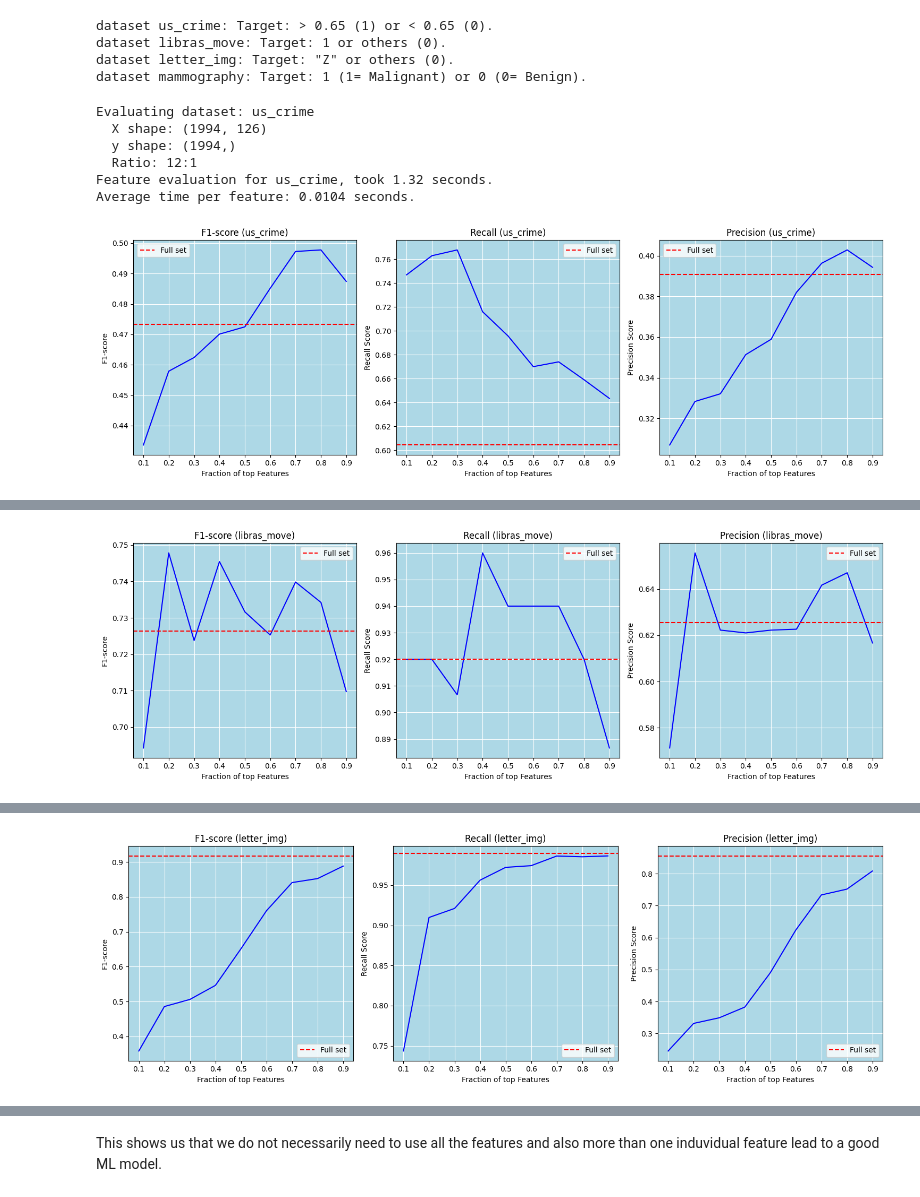
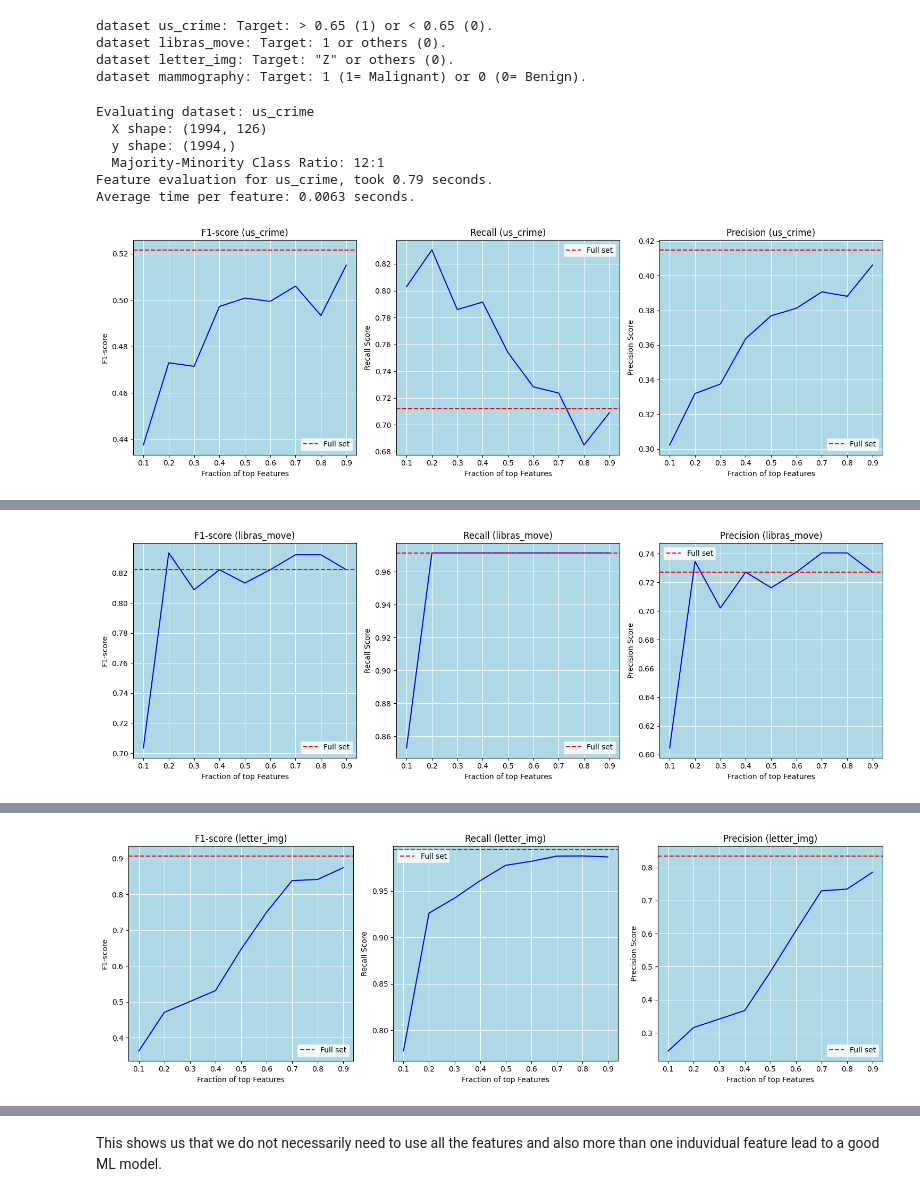
Before and after one commit to AlirezaBoroon/Fractional-Feature-Selection.-Evaluating-Features-Predictive-Power, a Jupyter notebook: Implementing_Feature_Selection.ipynb, the cells around one changed output, grey strips where cells are left out. Drawn from its saved outputs; the diff is of its cells as text; code cells hidden in the pictures.

Commit message:
Update Implementing_Feature_Selection

```diff
--- a/Implementing_Feature_Selection.ipynb
+++ b/Implementing_Feature_Selection.ipynb
@@ -52,15 +54,14 @@ dataset libras_move: Target: 1 or others (0).
 dataset letter_img: Target: "Z" or others (0).
 dataset mammography: Target: 1 (1= Malignant) or 0 (0= Benign).
 # %%
-def calculate_f1_scores_multiple_splits(X, y, num_splits= 5): # POINT: MORE num_splits FOR MORE ACCURATE RESULTS (real features ranking).
+def calculate_f1_scores_multiple_splits(X_scaled, y, num_splits= 5): # POINT: MORE num_splits FOR MORE ACCURATE RESULTS (real features ranking).
     start_time = time.time()  # Record start time
-
-    # multiple splits (tests) for having a more reliable and accurate evaluating features.
+    # multiple splits (tests) for having a more reliable and accurate evaluating features because of the random state problem.
     f1_scores = []
     for _ in range(num_splits):
       random_state = np.random.randint(100) # Generate a random seed
-      for i in range(X.shape[1]):
-          X_feature = X.iloc[:, i].values.reshape(-1, 1)
+      for i in range(X_scaled.shape[1]):
+          X_feature = X_scaled.iloc[:, i].values.reshape(-1, 1)
 
           # Convert '?' to NaN and then impute missing values
           X_feature = np.where(X_feature == '?', np.nan, X_feature)
@@ -85,24 +86,23 @@ def calculate_f1_scores_multiple_splits(X, y, num_splits= 5): # POINT: MORE num_
     return np.array(f1_scores).reshape(num_splits, -1), execution_time/ num_splits # Reshape for easy averaging and returning time
 # %%
 # FEEL FREE TO EXPERIMENT WITH DIFFERENT ML ALGORITHMS HERE.
-def evaluate_svm_with_selected_features_multiple_splits(X, y, feature_ranking, fractions, num_splits= 5): # POINT: MORE num_splits FOR MORE ACCURATE RESULTS (real outcomes of fractions).
+def evaluate_svm_with_selected_features_multiple_splits(X_scaled, y, feature_ranking, fractions, num_splits= 5, scaler=None): # POINT: MORE num_splits FOR MORE ACCURATE RESULTS (real outcomes of fractions).
     results_all= []
     for _ in range(num_splits):
       random_state= np.random.randint(100)
       results = {'fraction': [], 'f1_score': [], 'precision': [], 'recall': []}
       for fraction in fractions:
-          num_features = max(1, int(fraction * X.shape[1])) # ensure that at least one feature is selected.
+          num_features = max(1, int(fraction * X_scaled.shape[1])) # ensure that at least one feature is selected.
           selected_features = feature_ranking[:num_features]
-          X_selected = X.iloc[:, selected_features]
+          X_selected = X_scaled.iloc[:, selected_features]
 
-          # Convert '?' to NaN and then impute missing values (Only for X)
+          # Convert '?' to NaN and then impute missing values
           X_selected = np.where(X_selected == '?', np.nan, X_selected)
           imputer = SimpleImputer(strategy='median') # median is better than mean (maybe because of the outlier data in datasets.)
           X_selected = imputer.fit_transform(X_selected)
 
           X_train, X_test, y_train, y_test = train_test_split(X_selected, y, test_size=0.25, random_state= random_state)
 
-          scaler = StandardScaler()
           X_train = scaler.fit_transform(X_train)
           X_test = scaler.transform(X_test)
 
@@ -129,25 +129,45 @@ optimal_f1_scores= []
 full_set_f1_scores= []
 _010_f1_scores= [] # F1-scores of 0.1 fraction of top features for all datasets. # OPTIONAL
 
+# these are for implementing the new ideas:
+num_optimal_features_all_datasets= []
+feature_ranking_all_datasets= []
+scalers= {}
+
 for name, (X, y) in data_dict.items():
     print(f"Evaluating dataset: {name}")
     print(f"  X shape: {X.shape}")
     print(f"  y shape: {y.shape}")
     unique, counts = np.unique(y, return_counts=True)
     ratio = int(counts[np.argmax(counts)] / counts[np.argmin(counts)])
-    print(f"  Ratio: {ratio}:1")
+    print(f"  Majority-Minority Class Ratio: {ratio}:1")
     # print("\n")
 
-    f1_scores_multiple, eval_duration = calculate_f1_scores_multiple_splits(X, y)
+    # Imputing before scaling:
+    # Convert '?' to NaN and then impute missing values
+    X_imputed = np.where(X == '?', np.nan, X)
+    imputer = SimpleImputer(strategy='median') # Or another suitable strategy
+    X_imputed = imputer.fit_transform(X_imputed)
+    X_imputed = pd.DataFrame(X_imputed, columns=X.columns)  # Convert back to DataFrame
+
+    # Scale features for every dataset:
+    # ensures that features are scaled only once per dataset, before feature selection.
+    scaler = StandardScaler()
+    scalers[name]= scaler
+
+    X_scaled = scaler.fit_transform(X_imputed)
+    X_scaled = pd.DataFrame(X_scaled, columns=X_imputed.columns)  # Convert back to DataFrame
+
+    f1_scores_multiple, eval_duration = calculate_f1_scores_multiple_splits(X_scaled, y)
 
     features_f1_scores= f1_scores_multiple.mean(axis=0) # Average across rows (splits)
     print(f"Feature evaluation for {name}, took {eval_duration:.2f} seconds.")  # Display all features evaluation execution time.
-    print(f"Average time per feature: {eval_duration/ X.shape[1]:.4f} seconds.")  # Display average feature time.
+    print(f"Average time per feature: {eval_duration/ X_scaled.shape[1]:.4f} seconds.")  # Display average feature time.
 
-    feature_ranking = np.argsort(features_f1_scores)[::-1] # Rank features based on their F1-scores
+    feature_ranking = np.argsort(features_f1_scores)[::-1] # Rank features based on their F1-scores and contains indices of the features sorted by their F1-scores from highest to lowest.
 
     # Evaluate SVM classifier with selected features
-    results_multiple = evaluate_svm_with_selected_features_multiple_splits(X, y, feature_ranking, fractions)
+    results_multiple = evaluate_svm_with_selected_features_multiple_splits(X_scaled, y, feature_ranking, fractions, scaler=scaler)
 
     # Calculate average scores for each fraction:
     average_f1_scores = []
@@ -165,9 +185,9 @@ for name, (X, y) in data_dict.items():
 
     # Now we have average scores for each fraction across multiple splits
     # We use these average scores for plotting instead of the single-split scores
-    f1_scores = average_f1_scores
-    recall_scores = average_recall_scores
-    precision_scores = average_precision_scores
+    f1_scores = copy.deepcopy(average_f1_scores)
+    recall_scores = copy.deepcopy(average_recall_scores)
+    precision_scores = copy.deepcopy(average_precision_scores)
 
     # Plotting:
     plt.figure(figsize=(15, 5))
@@ -229,8 +249,11 @@ for name, (X, y) in data_dict.items():
     full_set_f1_scores.append(f1_scores[-1])
     _010_f1_scores.append(f1_scores[0]) # OPTIONAL
 
-    num_optimal_features = int(optimal_fraction * X.shape[1])
-    optimal_feature_indices = feature_ranking[:num_optimal_features]
+    num_optimal_features = int(optimal_fraction * X_scaled.shape[1])
+    num_optimal_features_all_datasets.append(num_optimal_features)
+    feature_ranking_all_datasets.append(feature_ranking)
+
+    optimal_feature_indices = feature_ranking[:num_optimal_features] # of optimal fraction.
     print(f"Features (from highest to lowest score) as an optimal subset:")
 
     ######## # THIS PART CHANGES WITH DIFFERENT DATASETS:
@@ -256,7 +279,7 @@ for name, (X, y) in data_dict.items():
     ########
 
     for index in optimal_feature_indices:
-        feature_loc = X.columns[index]
+        feature_loc = X_scaled.columns[index]
         feature_name= X_reimport.columns[index]
         rank = np.where(feature_ranking == index)[0][0] + 1 # Calculate rank in the sorted feature_ranking list (1-based)
         f1_score_value = features_f1_scores[index]  # Get feature F1-score (f1_scores is 0-based)
@@ -267,9 +290,9 @@ for name, (X, y) in data_dict.items():
     # X_optimal = np.where(X_optimal == '?', np.nan, X_optimal)
     # imputer = SimpleImputer(strategy='median') # the same as what is done in the process.
     # X_optimal = imputer.fit_transform(X_optimal) # it should convert back to a Pandas DataFrame.
-    y = y.rename("Target")  # Rename the target column from a numerical value.
+    y_new = y.rename("Target")  # Rename the target column from a numerical value.
 
-    optimal_df = pd.concat([X_optimal, y], axis=1)  # Combine features and target
+    optimal_df = pd.concat([X_optimal, y_new], axis=1)  # Combine features and target
     optimal_df.to_csv(f"{name}_optimal.csv", index=False)  # Save to CSV
     print(f"Saved dataset with optimal feature set for {name} to {name}_optimal.csv")
 
@@ -278,7 +301,7 @@ for name, (X, y) in data_dict.items():
 Evaluating dataset: us_crime
   X shape: (1994, 126)
   y shape: (1994,)
-  Ratio: 12:1
-Feature evaluation for us_crime, took 1.32 seconds.
-Average time per feature: 0.0104 seconds.
+  Majority-Minority Class Ratio: 12:1
+Feature evaluation for us_crime, took 0.79 seconds.
+Average time per feature: 0.0063 seconds.
-[figure, old version]
+[figure, new version]
@@ -302 +325 @@ Average time per feature: 0.0066 seconds.
-[figure, old version]
+[figure, new version]
@@ -320 +343 @@ Average time per feature: 0.0187 seconds.
-[figure, old version]
+[figure, new version]
```
Also changed, not shown: parts of 18 cells of this notebook.
